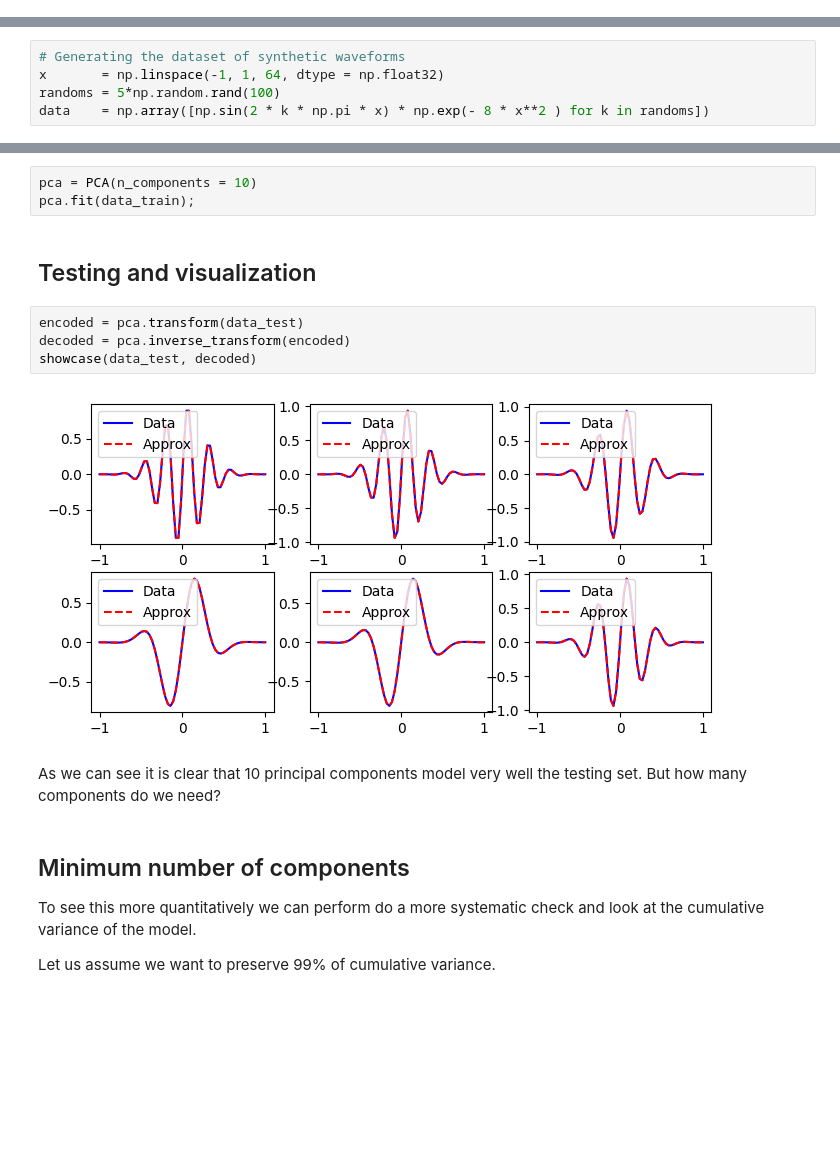
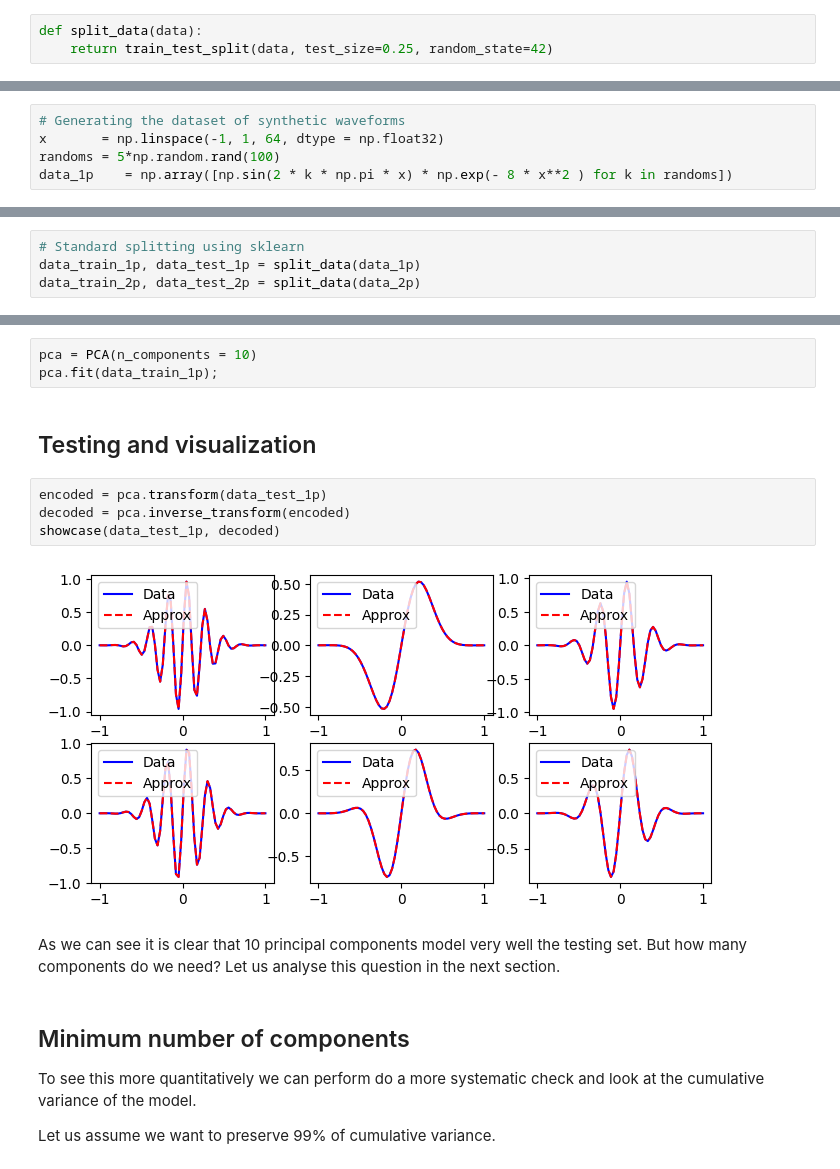
Before and after one commit to guiraposo/ML4Gravity, a Jupyter notebook: ML4Waveforms.ipynb, the cells around one changed output, grey strips where cells are left out. Cells and saved outputs as stored; diff of their text form; blank space fills up the shorter version.

```diff
--- a/ML4Waveforms.ipynb
+++ b/ML4Waveforms.ipynb
@@ -50,6 +52,9 @@ def showcase(dataset1, dataset2 = None, Nrow = 2, Ncol = 3):
             for j in range(Ncol):
                 ax[i,j].plot(x, dataset1[entry, :], 'b')
                 entry += 1
+# %%
+def split_data(data):
+    return train_test_split(data, test_size=0.25, random_state=42)
 # %% [markdown]
 # Synthetic Waveforms:
 
@@ -64,4 +69,4 @@ representing a sinusoidal function with wave number $k$, modulated by a gaussian
 # Generating the dataset of synthetic waveforms
 x       = np.linspace(-1, 1, 64, dtype = np.float32)
 randoms = 5*np.random.rand(100)
-data    = np.array([np.sin(2 * k * np.pi * x) * np.exp(- 8 * x**2 ) for k in randoms])
+data_1p    = np.array([np.sin(2 * k * np.pi * x) * np.exp(- 8 * x**2 ) for k in randoms])
@@ -73,2 +86,6 @@ data_train, data_test = train_test_split(data, test_size=0.25, random_state=42)
+# %%
+# Standard splitting using sklearn
+data_train_1p, data_test_1p = split_data(data_1p)
+data_train_2p, data_test_2p = split_data(data_2p)
 # %% [markdown]
 ## Visualization of some examples:
@@ -87,16 +106,16 @@ Our goal is to be able to be able to reduce the number of features, but still re
 # %%
 pca = PCA(n_components = 10)
-pca.fit(data_train);
+pca.fit(data_train_1p);
 # %% [markdown]
 ## Testing and visualization
 # %%
-encoded = pca.transform(data_test)
+encoded = pca.transform(data_test_1p)
 decoded = pca.inverse_transform(encoded)
-showcase(data_test, decoded)
+showcase(data_test_1p, decoded)
 # %% [output]
-[figure, old version]
+[figure, new version]
 # %% [markdown]
-As we can see it is clear that 10 principal components model very well the testing set. But how many components do we need?
+As we can see it is clear that 10 principal components model very well the testing set. But how many components do we need? Let us analyse this question in the next section.
 # %% [markdown]
 ## Minimum number of components
 To see this more quantitatively we can perform do a more systematic check and look at the cumulative variance of the model.
```
Also changed, not shown: parts of 41 cells of this notebook.
